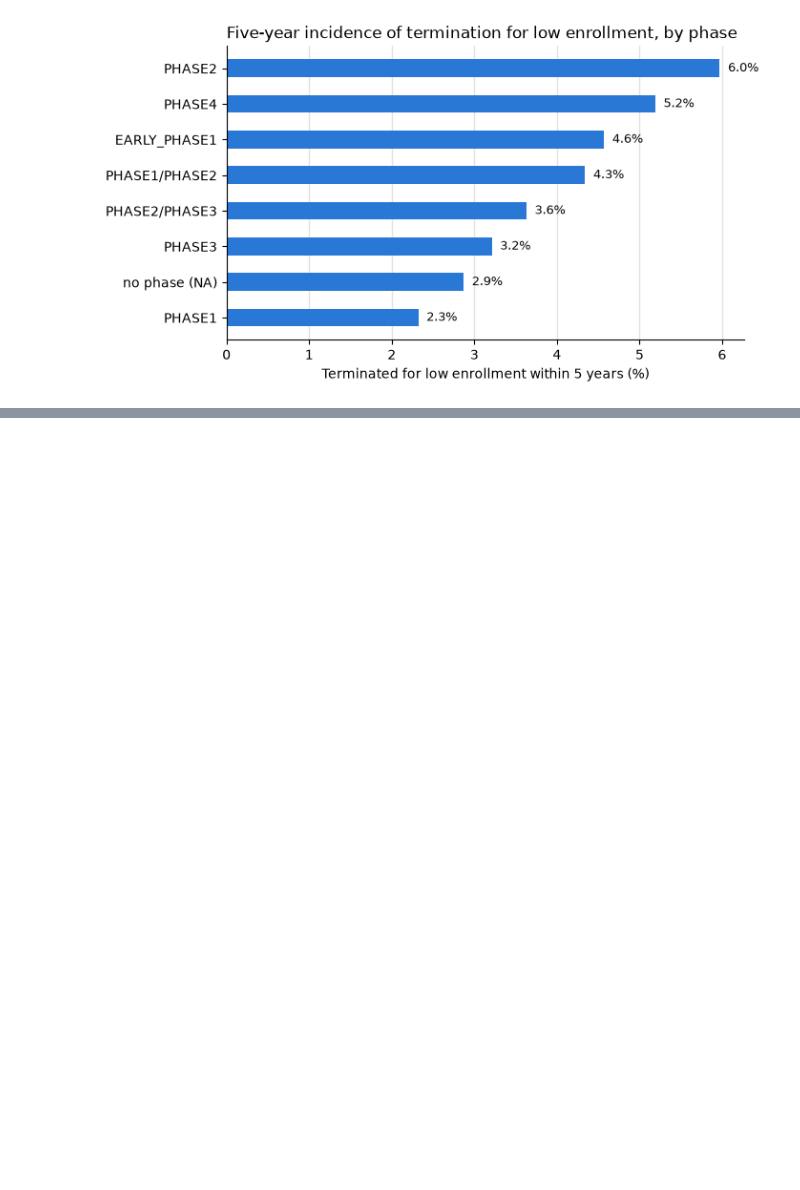
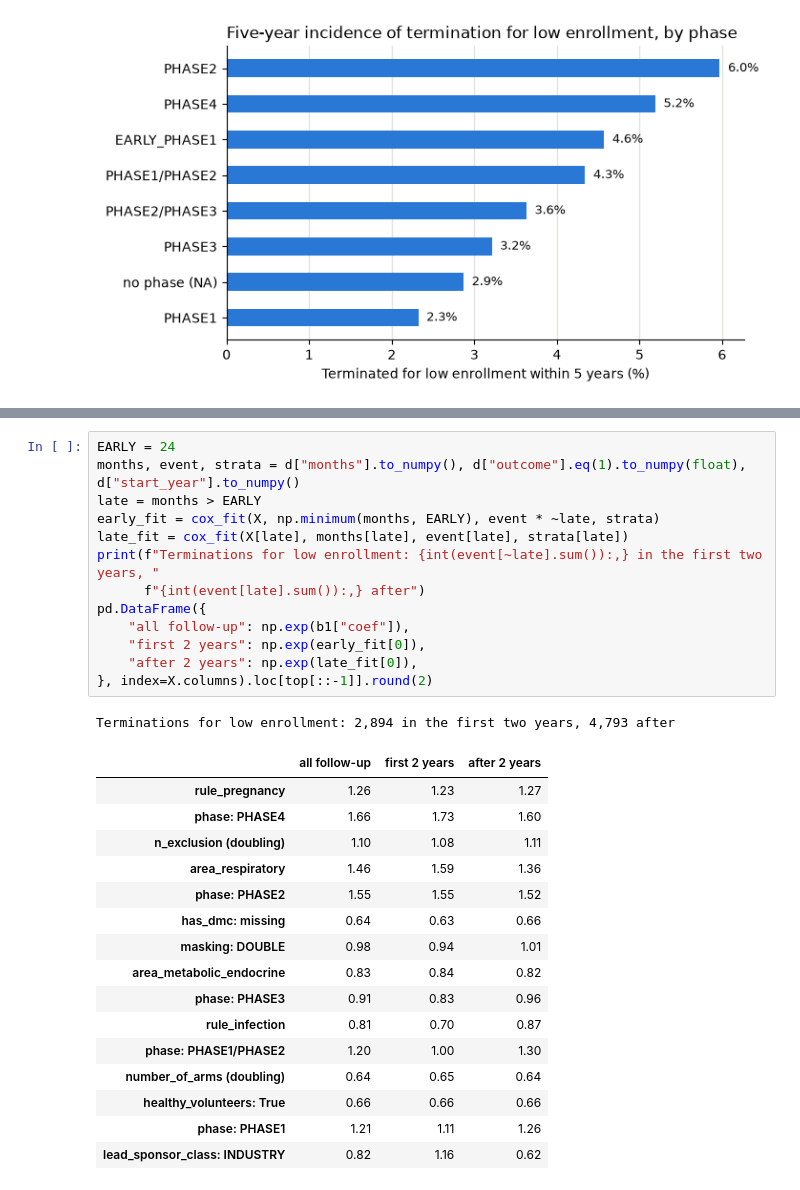
Before and after one commit to nehareddy4/clinical-trial-failure, a Jupyter notebook: notebooks/10_survival_models.ipynb, the cells around one changed output, grey strips where cells are left out. Saved outputs shown, nothing was run; the diff lists cells and outputs as text; blank space fills up the shorter version.

```diff
--- a/notebooks/10_survival_models.ipynb
+++ b/notebooks/10_survival_models.ipynb
@@ -261,0 +482,31 @@ plt.show()
+# %%
+EARLY = 24
+months, event, strata = d["months"].to_numpy(), d["outcome"].eq(1).to_numpy(float), d["start_year"].to_numpy()
+late = months > EARLY
+early_fit = cox_fit(X, np.minimum(months, EARLY), event * ~late, strata)
+late_fit = cox_fit(X[late], months[late], event[late], strata[late])
+print(f"Terminations for low enrollment: {int(event[~late].sum()):,} in the first two years, "
+      f"{int(event[late].sum()):,} after")
+pd.DataFrame({
+    "all follow-up": np.exp(b1["coef"]),
+    "first 2 years": np.exp(early_fit[0]),
+    "after 2 years": np.exp(late_fit[0]),
+}, index=X.columns).loc[top[::-1]].round(2)
+# %% [output]
+Terminations for low enrollment: 2,894 in the first two years, 4,793 after
+|  | all follow-up | first 2 years | after 2 years |
+| rule_pregnancy | 1.26 | 1.23 | 1.27 |
+| phase: PHASE4 | 1.66 | 1.73 | 1.60 |
+| n_exclusion (doubling) | 1.10 | 1.08 | 1.11 |
+| area_respiratory | 1.46 | 1.59 | 1.36 |
+| phase: PHASE2 | 1.55 | 1.55 | 1.52 |
+| has_dmc: missing | 0.64 | 0.63 | 0.66 |
+| masking: DOUBLE | 0.98 | 0.94 | 1.01 |
+| area_metabolic_endocrine | 0.83 | 0.84 | 0.82 |
+| phase: PHASE3 | 0.91 | 0.83 | 0.96 |
+| rule_infection | 0.81 | 0.70 | 0.87 |
+| phase: PHASE1/PHASE2 | 1.20 | 1.00 | 1.30 |
+| number_of_arms (doubling) | 0.64 | 0.65 | 0.64 |
+| healthy_volunteers: True | 0.66 | 0.66 | 0.66 |
+| phase: PHASE1 | 1.21 | 1.11 | 1.26 |
+| lead_sponsor_class: INDUSTRY | 0.82 | 1.16 | 0.62 |
```
Also changed, not shown: parts of 16 cells of this notebook, 1 other file.
